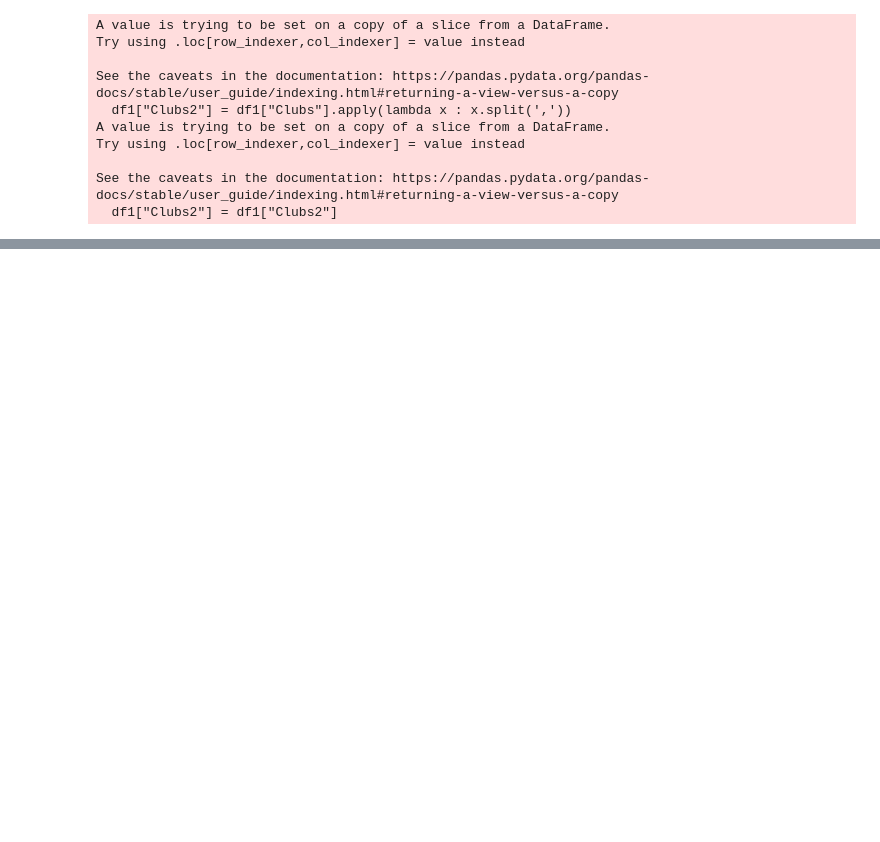
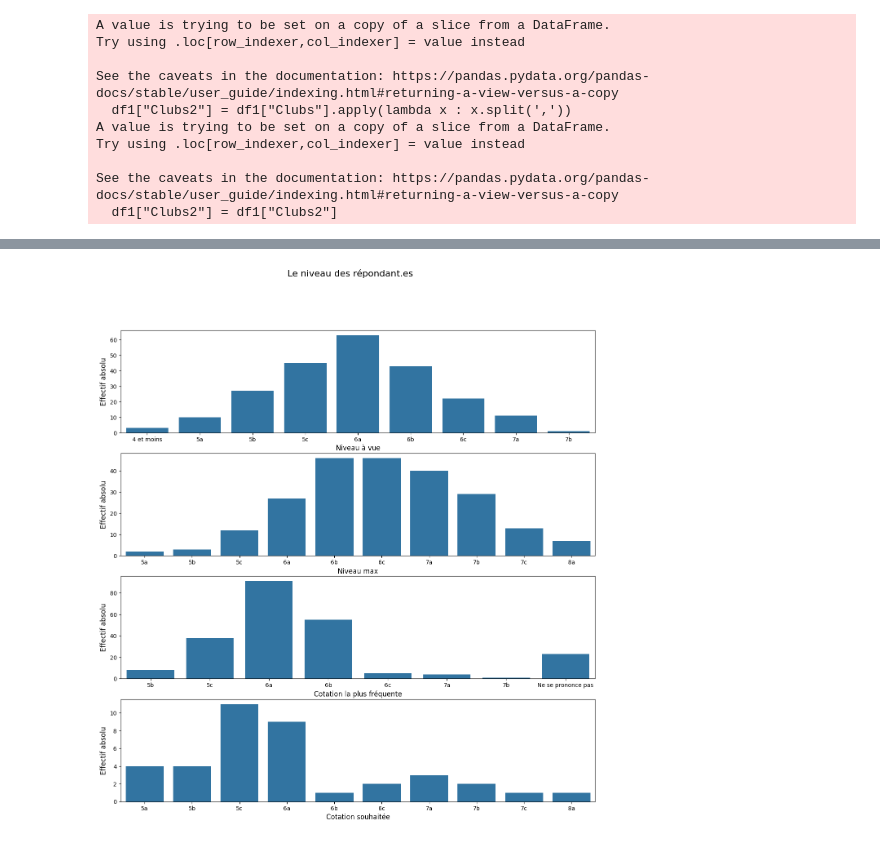
Before and after one commit to luneauaymeric/polls_wall_ladoumegue, a Jupyter notebook: _build/jupyter_execute/analyse.ipynb, the cells around one changed output, grey strips where cells are left out. Drawn from its saved outputs; the diff is of its cells as text; code cells hidden in the pictures; blank space fills up the shorter version.

```diff
--- a/_build/jupyter_execute/analyse.ipynb
+++ b/_build/jupyter_execute/analyse.ipynb
@@ -54,0 +57,4 @@ fig.show()
+# %%
+d = df.groupby(["Satisfecit","level_max"]).agg(nb = ("id", "size")).reset_index()
+fig = px.treemap(d, path=["Satisfecit","level_max"], values='nb')
+fig
@@ -54,0 +68,6 @@ fig.show()
+# %%
+
+for n, col in enumerate(df1.Clubs2.unique()):
+    dtp = df.groupby([col,"level_max"]).agg(nb = (col, "sum")).reset_index()
+    fig = px.treemap(dtp, path=[col,"level_max"], values='nb', title = col)
+    fig.show()
@@ -54,0 +82,7 @@ fig.show()
+# %%
+
+for n, col in enumerate(df1.Clubs2.unique()):
+    dtp = df.groupby([col,"Satisfecit"]).agg(nb = ("id", "size")).reset_index()
+    dtp = dtp.loc[dtp[col]==1]
+    fig = px.treemap(dtp, path=[col,"Satisfecit"], values='nb', title = col)
+    fig.show()
@@ -54,0 +95,37 @@ fig.show()
+# %%
+fig, axs = plt.subplots(4, figsize=(15, 15))
+
+dtp1 = df.groupby(["level_max"]).agg(nb = ("id", "size")).reset_index()
+dtp1["freq"] = dtp1["nb"]/ df.id.nunique()*100
+dtp2 = df.groupby(["A_vue"]).agg(nb = ("id", "size")).reset_index()
+dtp2["freq"] = dtp2["nb"]/ df.id.nunique()*100
+dtp3 = df.groupby(["niveau_frequent"]).agg(nb = ("id", "size")).reset_index()
+dtp3["freq"] = dtp3["nb"]/ df.id.nunique()*100
+dtp4 = df.loc[df["Wish_level"]!= ""].groupby(["Wish_level"]).agg(nb = ("id", "size")).reset_index()
+
+dtp4["freq"] = dtp4["nb"]/ df.id.nunique()*100
+
+for n, col in enumerate([dtp2, dtp1, dtp3, dtp4]):
+
+  if n == 0:
+    sns.barplot(x = 'A_vue', y = "nb", data=col, ax = axs[n])
+    axs[n].set_xlabel("Niveau à vue", fontsize = 12)
+  elif n == 1:
+    sns.barplot(x = 'level_max', y = "nb", data=col, ax = axs[n])
+    axs[n].set_xlabel("Niveau max", fontsize = 12)
+  elif n == 2:
+    sns.barplot(x = 'niveau_frequent', y = "nb", data=col, ax = axs[n])
+    axs[n].set_xlabel("Cotation la plus fréquente", fontsize = 12)
+  else:
+    sns.barplot(x = 'Wish_level', y = "nb", data=col, ax = axs[n])
+    axs[n].set_xlabel("Cotation souhaitée", fontsize = 12)
+  axs[n].set_ylabel("Effectif absolu", fontsize = 12)
+
+
+
+fig.suptitle("Le niveau des répondant.es", fontsize=16);
+
+
+#fig.show()
+# %% [output]
+[figure, added]
```
Also changed, not shown: parts of 7 cells of this notebook, 13 other files.
